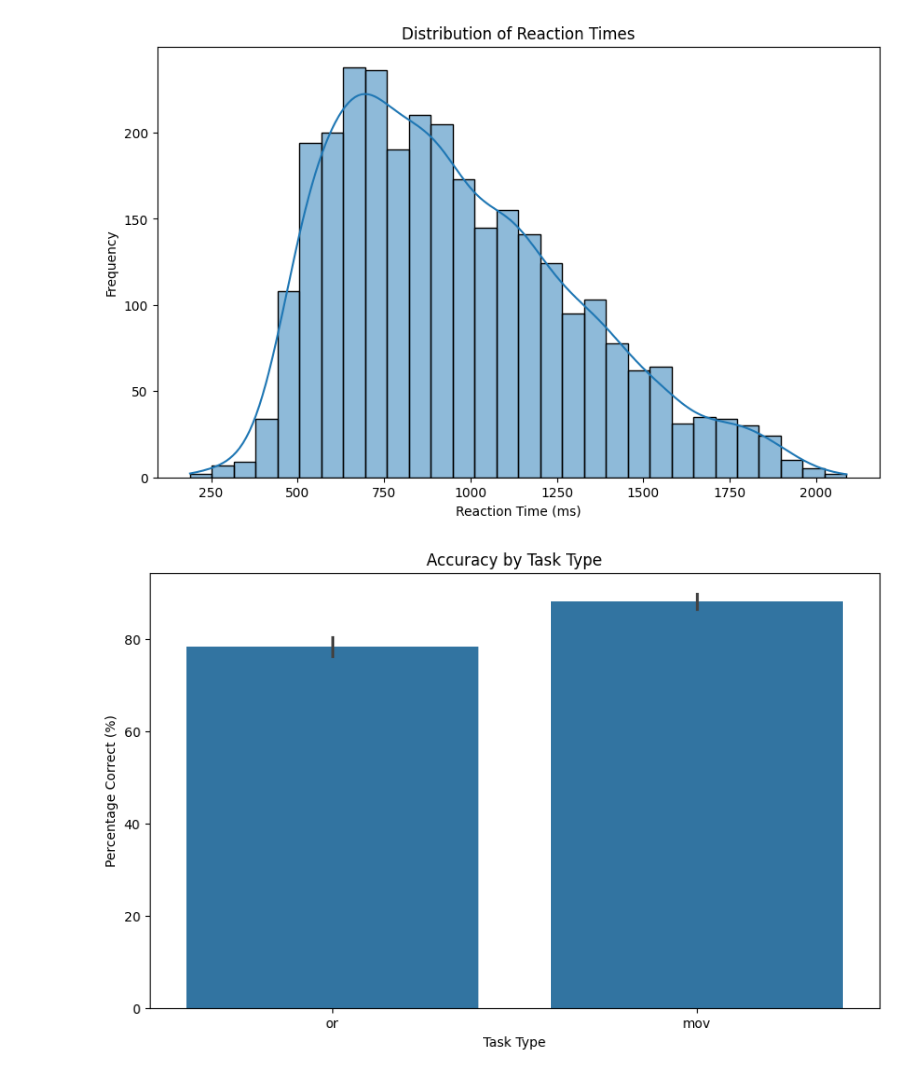
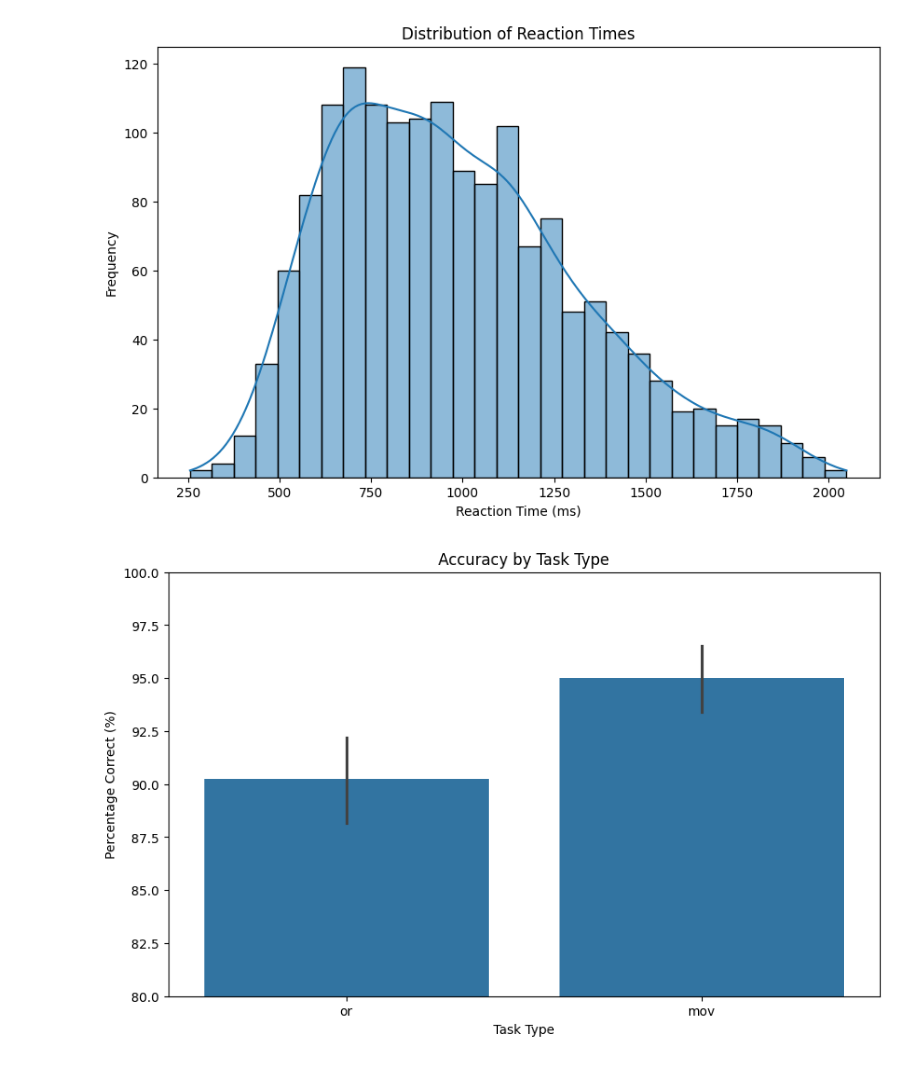
Before and after one commit to Kirschberg32/SwitchingTask_MfCS, a Jupyter notebook: Test.ipynb, the cells around one changed output. Drawn from its saved outputs; the diff is of its cells as text; code cells hidden in the pictures.

```diff
--- a/Test.ipynb
+++ b/Test.ipynb
@@ -95,7 +131,7 @@ combined_df
 # %%
 # Visualization 1: Distribution of Reaction Times
 plt.figure(figsize=(10, 6))
-sns.histplot(data=combined_df, x="rt", kde=True, bins=30)
+sns.histplot(data=filtered_df, x="rt", kde=True, bins=30)
 plt.title('Distribution of Reaction Times')
 plt.xlabel('Reaction Time (ms)')
 plt.ylabel('Frequency')
@@ -103,15 +139,16 @@ plt.show()
 
 # Visualization 2: Accuracy by Task Type
 plt.figure(figsize=(10, 6))
-sns.barplot(x="task_type", y="correct", data=combined_df, estimator=lambda x: sum(x.astype(int)) / len(x) * 100)
+sns.barplot(x="task_type", y="correct", data=filtered_df, estimator=lambda x: sum(x.astype(int)) / len(x) * 100)
 plt.title('Accuracy by Task Type')
 plt.xlabel('Task Type')
 plt.ylabel('Percentage Correct (%)')
+plt.ylim(80, 100)
 plt.show()
 
 # Visualization 3: Reaction Time by Congruency
 plt.figure(figsize=(10, 6))
-sns.boxplot(x="congruency", y="rt", data=combined_df)
+sns.boxplot(x="congruency", y="rt", data=filtered_df)
 plt.title('Reaction Time by Congruency')
 plt.xlabel('Congruency')
 plt.ylabel('Reaction Time (ms)')
@@ -119,7 +156,7 @@ plt.show()
 
 # Visualization 4: Task Transition Effects on Reaction Time
 plt.figure(figsize=(10, 6))
-sns.boxplot(x="task_transition", y="rt", data=combined_df)
+sns.boxplot(x="task_transition", y="rt", data=filtered_df)
 plt.title('Effect of Task Transition on Reaction Time')
 plt.xlabel('Task Transition')
 plt.ylabel('Reaction Time (ms)')
@@ -127,37 +164,37 @@ plt.show()
 
 # Visualization 5: Reaction Times for Repetition Tasks by Congruency
 plt.figure(figsize=(10, 6))
-sns.boxplot(x="task_transition", y="rt", hue="congruency", data=combined_df[combined_df['task_transition'] == 'repetition'])
+sns.boxplot(x="task_transition", y="rt", hue="congruency", data=df_repetition)
 plt.title('Reaction Times for Repetition Tasks by Congruency')
 plt.xlabel('Task Transition (Repetition)')
 plt.ylabel('Reaction Time (ms)')
 plt.legend(title='Congruency')
 plt.show()
 
 # Visualization 6: Reaction Times for Switch Tasks by Congruency
 plt.figure(figsize=(10, 6))
-sns.boxplot(x="task_transition", y="rt", hue="congruency", data=combined_df[combined_df['task_transition'] == 'switch'])
+sns.boxplot(x="task_transition", y="rt", hue="congruency", data=df_switch)
 plt.title('Reaction Times for Switch Tasks by Congruency')
 plt.xlabel('Task Transition (Switch)')
 plt.ylabel('Reaction Time (ms)')
 plt.legend(title='Congruency')
 plt.show()
 
 # Visualization 7: Reaction Time for task_type "or" by Congruency
 plt.figure(figsize=(10, 6))
 sns.boxplot(x="congruency", y="rt", data=df_or)
 plt.title('Reaction Time for task_type "or" by Congruency')
 plt.xlabel('Congruency')
 plt.ylabel('Reaction Time (ms)')
 plt.show()
 
 # Visualization 8: Reaction Time for task_type "mov" by Congruency
 plt.figure(figsize=(10, 6))
 sns.boxplot(x="congruency", y="rt", data=df_mov)
 plt.title('Reaction Time for task_type "mov" by Congruency')
 plt.xlabel('Congruency')
 plt.ylabel('Reaction Time (ms)')
 plt.show()
 # %% [output]
-[figure, old version]
+[figure, new version]
-[figure, old version]
+[figure, new version]
```
Also changed, not shown: parts of 3 cells of this notebook.
